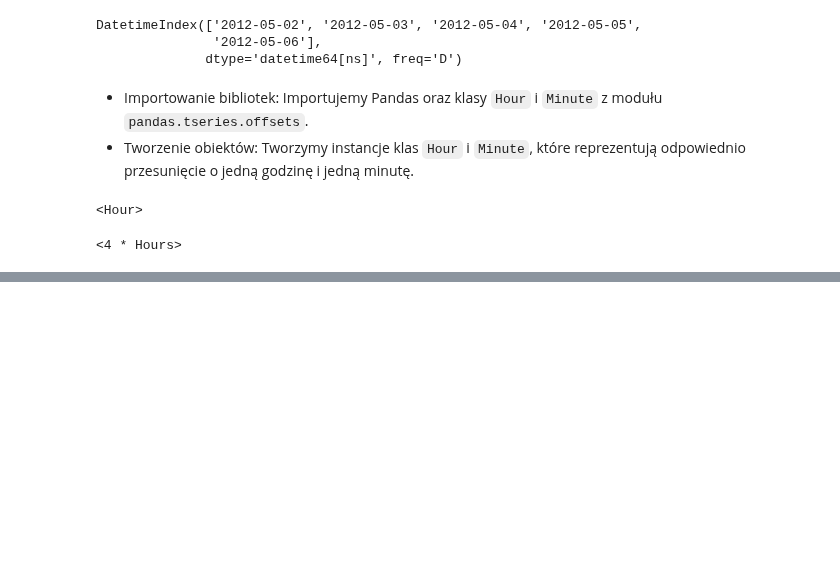
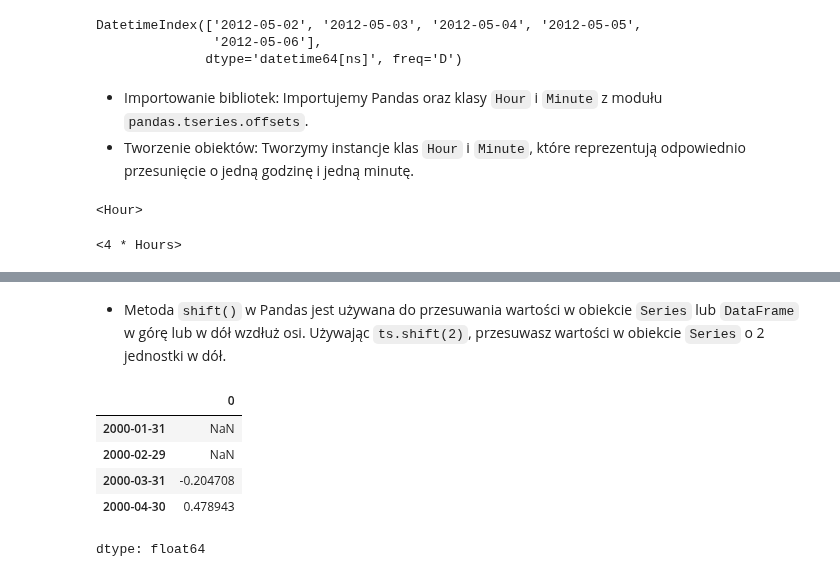
Before and after one commit to url-github/Pandas, a Jupyter notebook: 011_PywAD_Szeregi_czasowe.ipynb, the cells around one changed output, grey strips where cells are left out. Saved outputs shown, nothing was run; the diff lists cells and outputs as text; code cells hidden in the pictures; blank space fills up the shorter version.

```diff
--- a/011_PywAD_Szeregi_czasowe.ipynb
+++ b/011_PywAD_Szeregi_czasowe.ipynb
@@ -444,7 +485,14 @@ list(monthly_dates)
+# %% [markdown]
+- Metoda `shift()` w Pandas jest używana do przesuwania wartości w obiekcie `Series` lub `DataFrame` w górę lub w dół wzdłuż osi. Używając `ts.shift(2)`, przesuwasz wartości w obiekcie `Series` o 2 jednostki w dół.
 # %%
-#! ipython id=b2397e270f56489e89f63a2c1732d8d5
 ts = pd.Series(np.random.standard_normal(4),
-               index=pd.date_range("2000-01-01", periods=4, freq="M"))
+               index=pd.date_range("2000-01-01", periods=4, freq="ME"))
 ts
 ts.shift(2)
-ts.shift(-2)
+# %% [output]
+|  | 0 |
+| 2000-01-31 | NaN |
+| 2000-02-29 | NaN |
+| 2000-03-31 | -0.204708 |
+| 2000-04-30 | 0.478943 |
+dtype: float64
```
Also changed, not shown: parts of 27 cells of this notebook.
